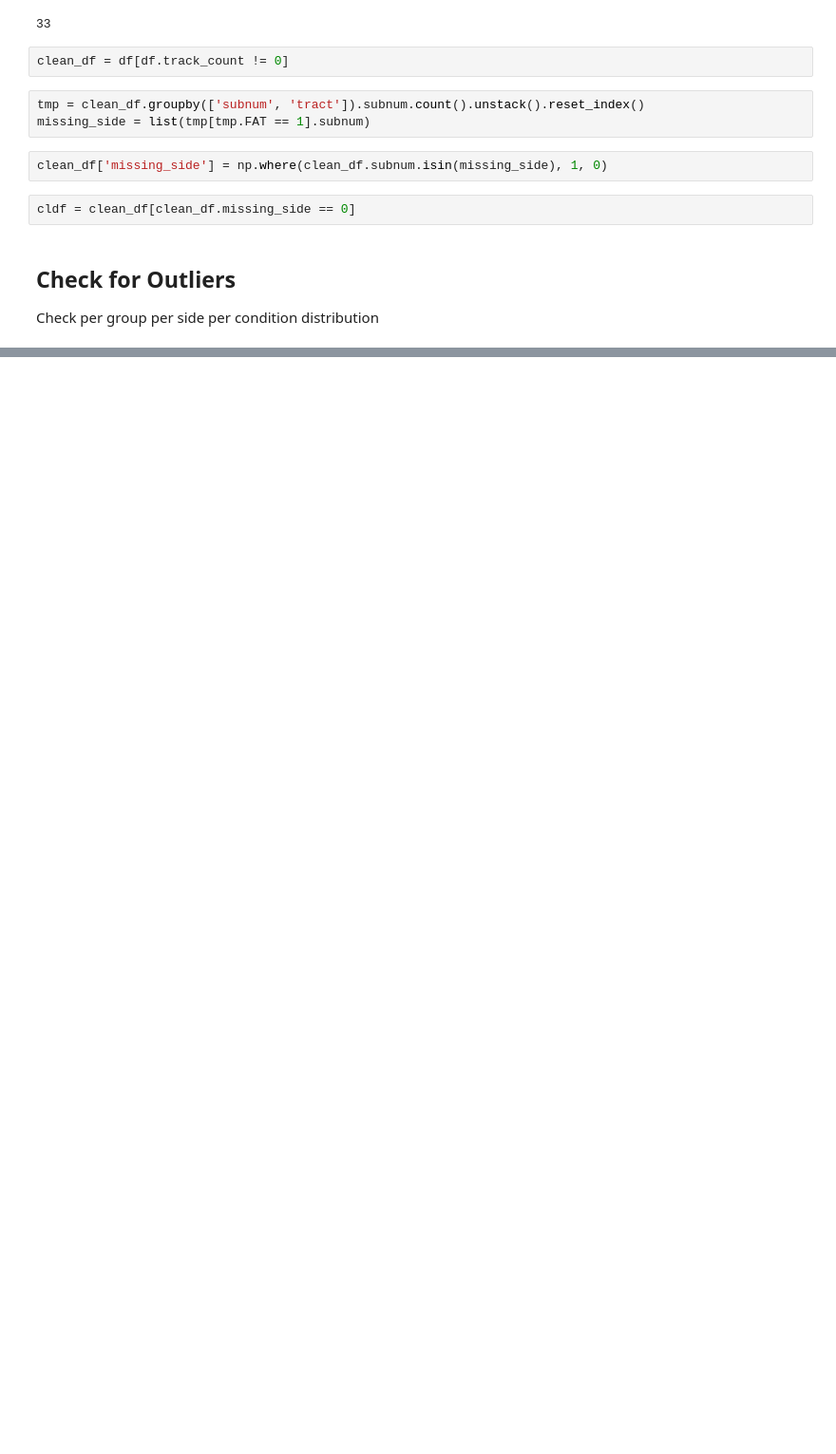
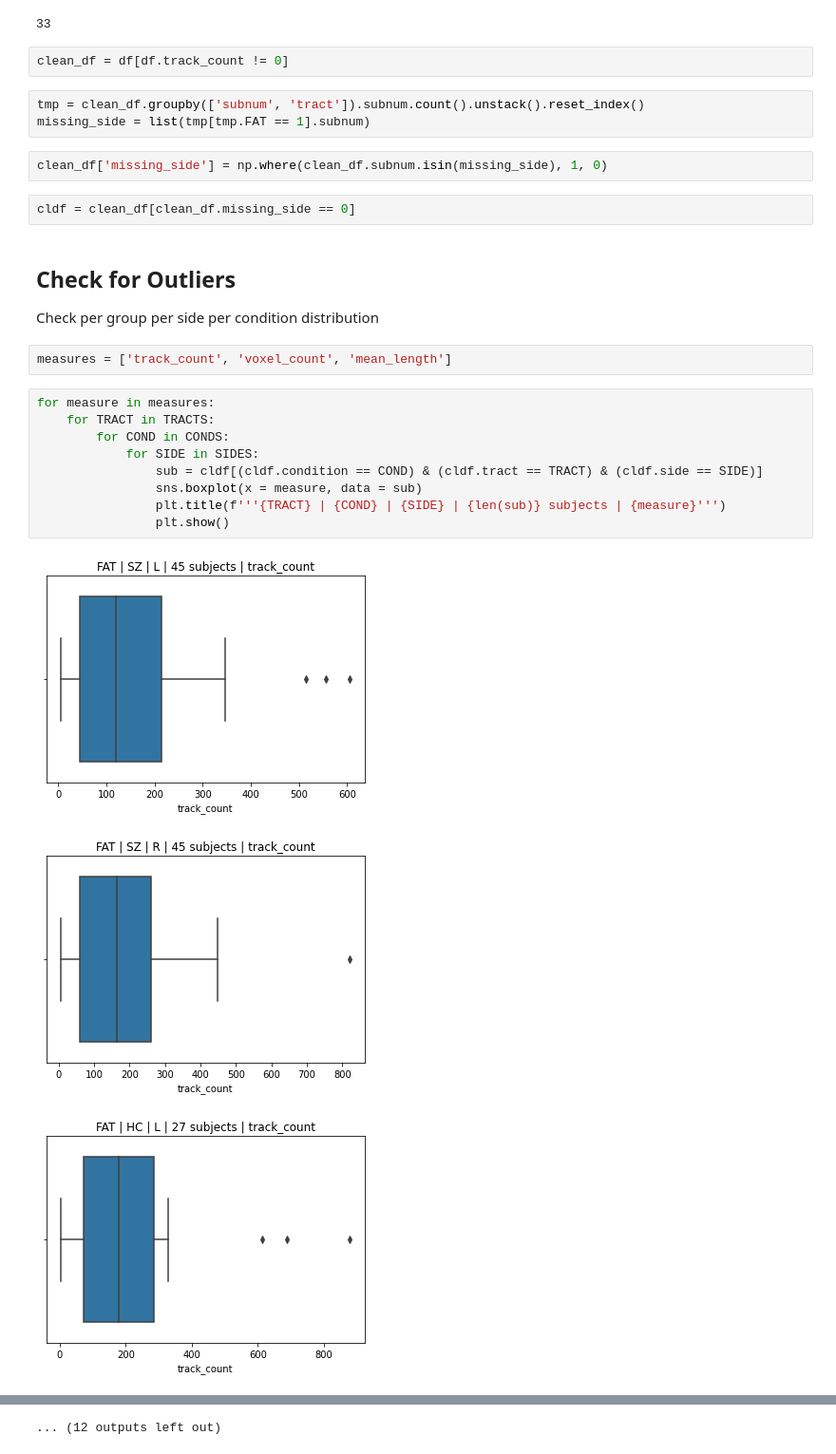
Before and after one commit to stereopickles/DTI_Schizo, a Jupyter notebook: 002_data_merge.ipynb, the cells around one changed output, grey strips where cells are left out. Shown: that part at 95% size. Drawn from its saved outputs; the diff is of its cells as text; blank space fills up the shorter version.

```diff
--- a/002_data_merge.ipynb
+++ b/002_data_merge.ipynb
@@ -208,3 +209,18 @@ cldf = clean_df[clean_df.missing_side == 0]
 # %% [markdown]
 ## Check for Outliers
 Check per group per side per condition distribution
+# %%
+measures = ['track_count', 'voxel_count', 'mean_length']
+# %%
+for measure in measures:
+    for TRACT in TRACTS:
+        for COND in CONDS:
+            for SIDE in SIDES:
+                sub = cldf[(cldf.condition == COND) & (cldf.tract == TRACT) & (cldf.side == SIDE)]
+                sns.boxplot(x = measure, data = sub)
+                plt.title(f'''{TRACT} | {COND} | {SIDE} | {len(sub)} subjects | {measure}''')
+                plt.show()
+# %% [output]
+[figure, added]
+[figure, added]
+[figure, added]
@@ -210,0 +236 @@ Check per group per side per condition distribution
+... (12 outputs left out)
```
Also changed, not shown: parts of 2 cells of this notebook.
